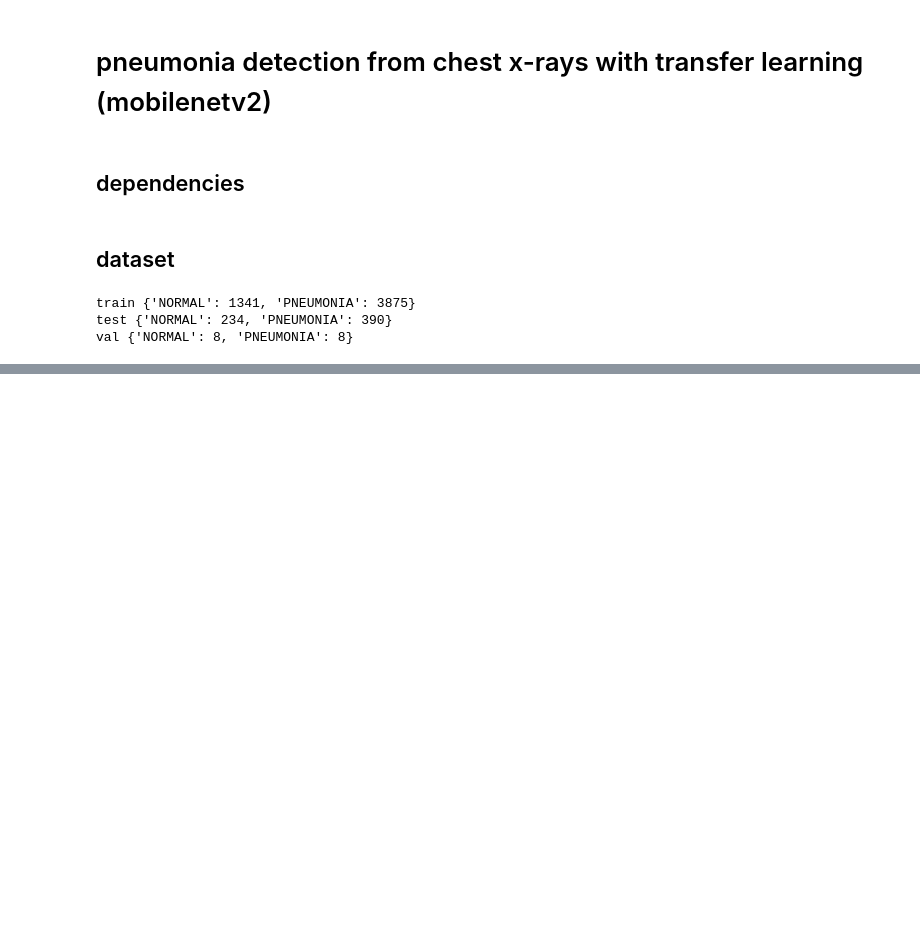
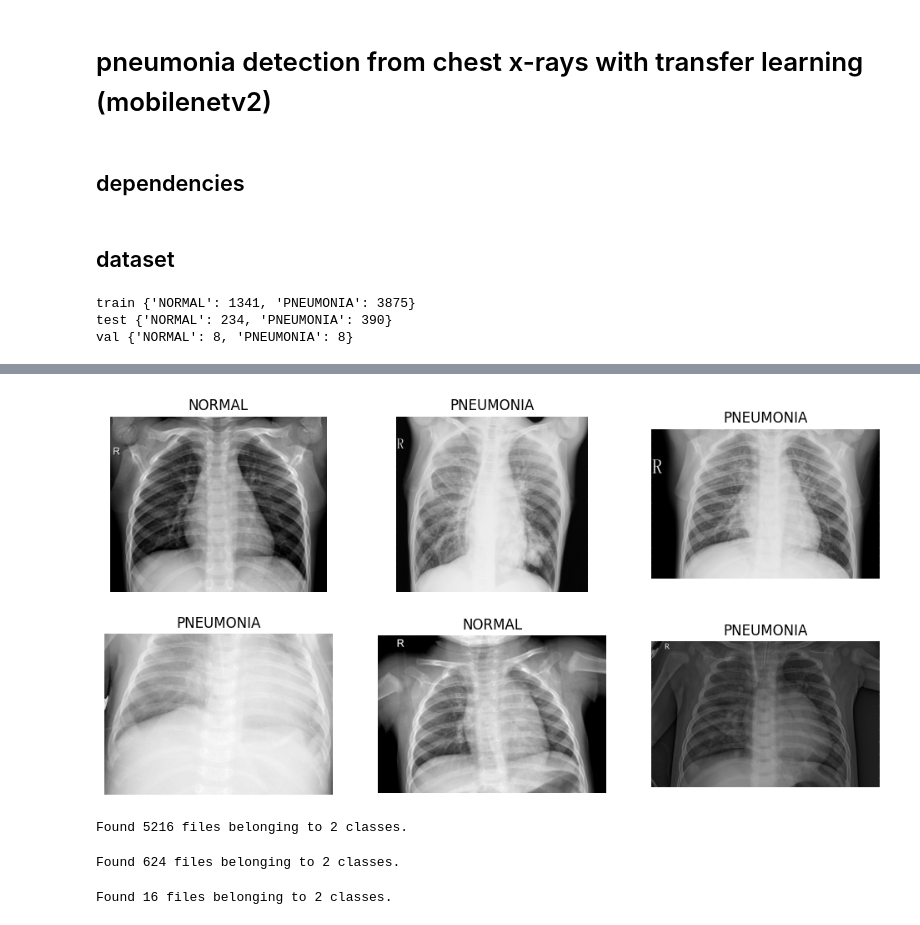
Before and after one commit to kamijoseph/Pneumonia-Detection-with-Chest-X-rays, a Jupyter notebook: notebook/pneumonia.ipynb, the cells around one changed output, grey strips where cells are left out. Cells and saved outputs as stored; diff of their text form; code cells hidden in the pictures; blank space fills up the shorter version.

```diff
--- a/notebook/pneumonia.ipynb
+++ b/notebook/pneumonia.ipynb
@@ -34,0 +63,25 @@ val {'NORMAL': 8, 'PNEUMONIA': 8}
+# %%
+import os
+import random
+from PIL import Image
+import matplotlib.pyplot as plt
+
+def show_samples(folder, n=6):
+    classes = os.listdir(folder)
+    imgs = []
+    for _ in range(n):
+        c = random.choice(classes)
+        f = random.choice(os.listdir(os.path.join(folder, c)))
+        imgs.append((os.path.join(folder, c, f), c))
+    plt.figure(figsize=(12, 6))
+    for i, (p, c) in enumerate(imgs):
+        img = Image.open(p).convert("L")
+        plt.subplot(2, 3, i+1)
+        plt.imshow(img, cmap="gray")
+        plt.title(c)
+        plt.axis("off")
+    plt.show()
+# %%
+show_samples("/content/chest_xray_clean/train")
+# %% [output]
+[figure, added]
@@ -34,0 +93,34 @@ val {'NORMAL': 8, 'PNEUMONIA': 8}
+# %%
+# train dataset
+train_ds = tf.keras.preprocessing.image_dataset_from_directory(
+    os.path.join(data_dir, "train"),
+    label_mode = "binary",
+    image_size = (IMG_SIZE, IMG_SIZE),
+    batch_size = BATCH_SIZE,
+    shuffle = True,
+    seed = 21
+)
+# %% [output]
+Found 5216 files belonging to 2 classes.
+# %%
+# test dataset
+test_ds = tf.keras.preprocessing.image_dataset_from_directory(
+    os.path.join(data_dir, "test"),
+    label_mode = "binary",
+    image_size = (IMG_SIZE, IMG_SIZE),
+    batch_size = BATCH_SIZE,
+    shuffle = False,
+)
+# %% [output]
+Found 624 files belonging to 2 classes.
+# %%
+# val dataset
+test_ds = tf.keras.preprocessing.image_dataset_from_directory(
+    os.path.join(data_dir, "val"),
+    label_mode = "binary",
+    image_size = (IMG_SIZE, IMG_SIZE),
+    batch_size = BATCH_SIZE,
+    shuffle = False,
+)
+# %% [output]
+Found 16 files belonging to 2 classes.
```
Also changed, not shown: parts of 5 cells of this notebook.
